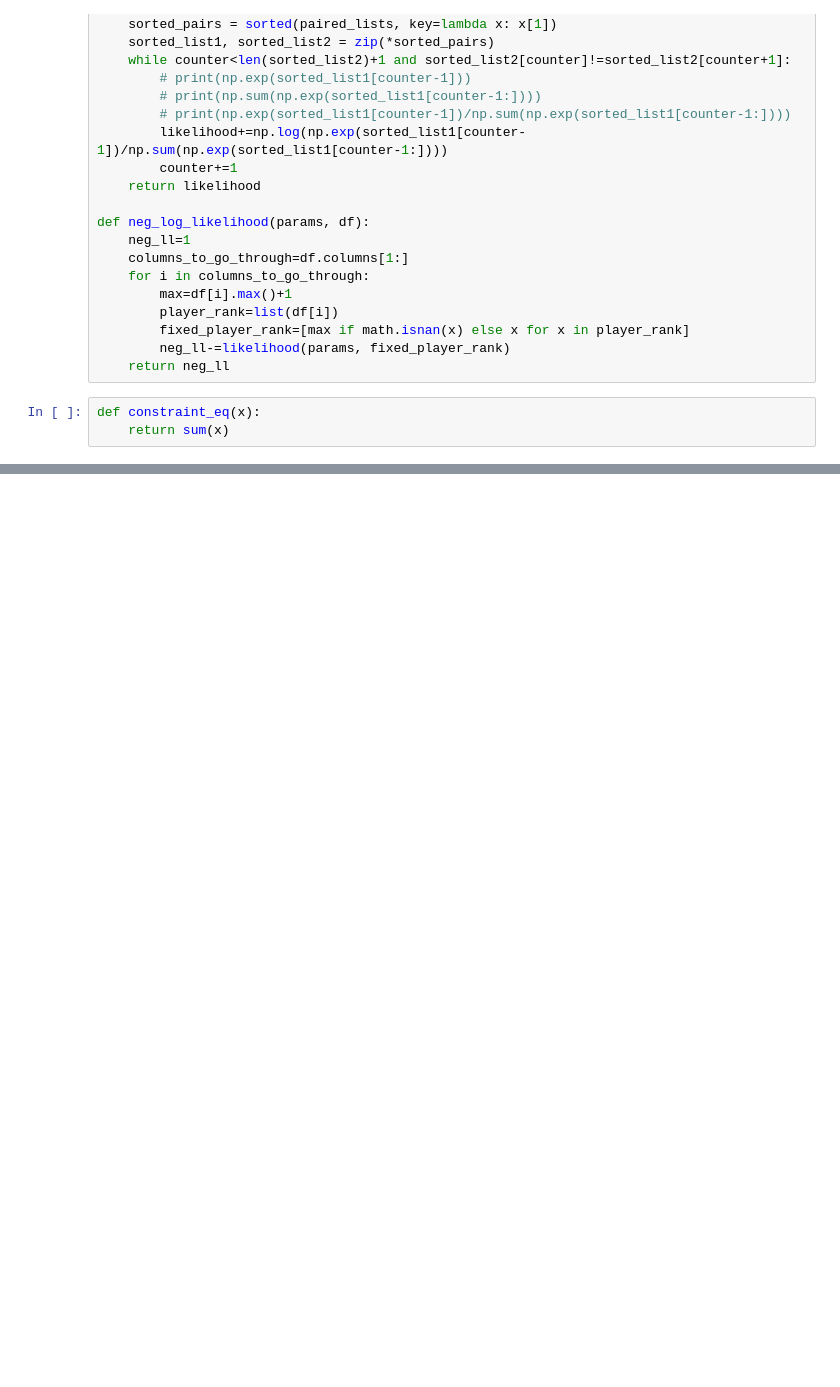
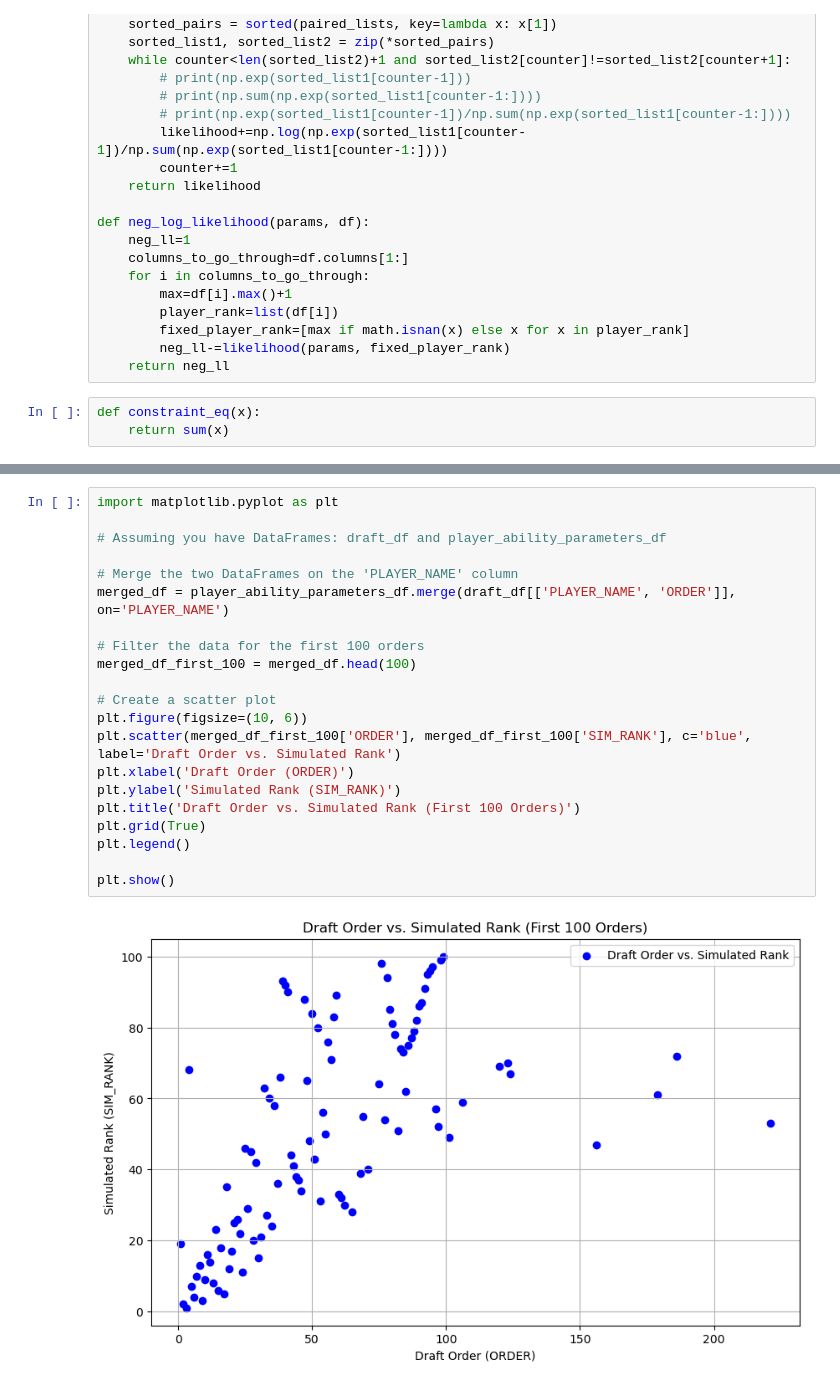
Before and after one commit to hinayatali9/EMSF_CAPSTONE, a Jupyter notebook: draft_pick_prob/model_validation/2022_validation/2022_past_year_validation.ipynb, the cells around one changed output, grey strips where cells are left out. Drawn from its saved outputs; the diff is of its cells as text; blank space fills up the shorter version.

```diff
--- a/draft_pick_prob/model_validation/2022_validation/2022_past_year_validation.ipynb
+++ b/draft_pick_prob/model_validation/2022_validation/2022_past_year_validation.ipynb
@@ -155,0 +178,23 @@ player_ability_parameters_df.head(50)
+# %%
+import matplotlib.pyplot as plt
+
+# Assuming you have DataFrames: draft_df and player_ability_parameters_df
+
+# Merge the two DataFrames on the 'PLAYER_NAME' column
+merged_df = player_ability_parameters_df.merge(draft_df[['PLAYER_NAME', 'ORDER']], on='PLAYER_NAME')
+
+# Filter the data for the first 100 orders
+merged_df_first_100 = merged_df.head(100)
+
+# Create a scatter plot
+plt.figure(figsize=(10, 6))
+plt.scatter(merged_df_first_100['ORDER'], merged_df_first_100['SIM_RANK'], c='blue', label='Draft Order vs. Simulated Rank')
+plt.xlabel('Draft Order (ORDER)')
+plt.ylabel('Simulated Rank (SIM_RANK)')
+plt.title('Draft Order vs. Simulated Rank (First 100 Orders)')
+plt.grid(True)
+plt.legend()
+
+plt.show()
+# %% [output]
+[figure, added]
```
Also changed, not shown: parts of 6 cells of this notebook, 42 other files.
